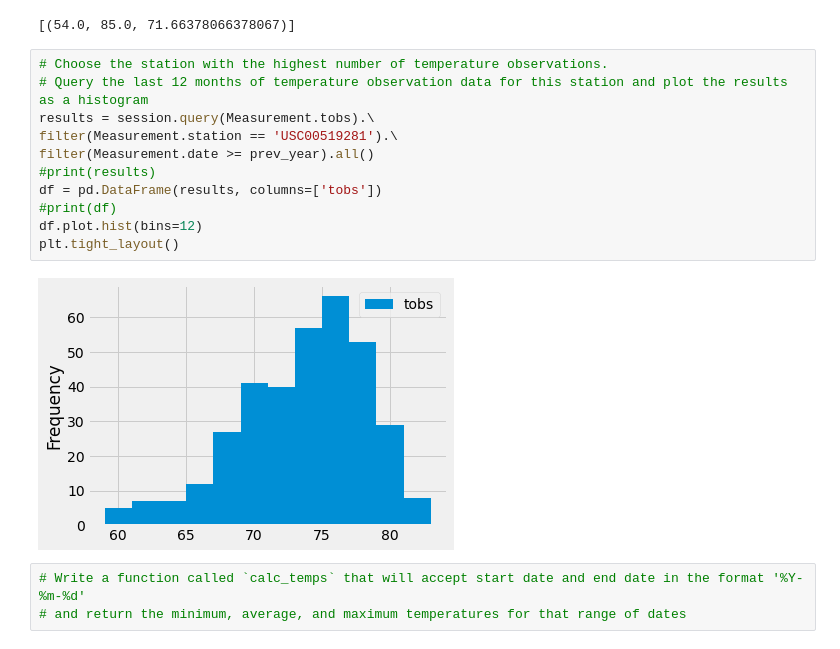
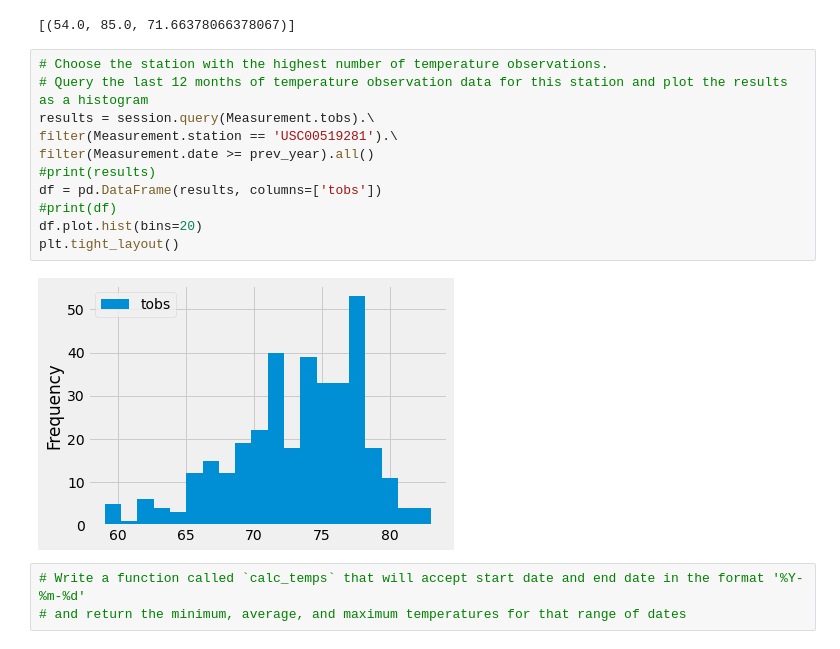
Before and after one commit to rjchiang/surfs_up, a Jupyter notebook: climate_analysis.ipynb, the cells around one changed output. Cells and saved outputs as stored; diff of their text form.

```diff
--- a/climate_analysis.ipynb
+++ b/climate_analysis.ipynb
@@ -113,16 +113,16 @@ filter(Measurement.station == 'USC00519281').all()
 # %%
 # Choose the station with the highest number of temperature observations.
 # Query the last 12 months of temperature observation data for this station and plot the results as a histogram
 results = session.query(Measurement.tobs).\
 filter(Measurement.station == 'USC00519281').\
 filter(Measurement.date >= prev_year).all()
 #print(results)
 df = pd.DataFrame(results, columns=['tobs'])
 #print(df)
-df.plot.hist(bins=12)
+df.plot.hist(bins=20)
 plt.tight_layout()
 # %% [output]
-[figure, old version]
+[figure, new version]
 # %%
 # Write a function called `calc_temps` that will accept start date and end date in the format '%Y-%m-%d'
 # and return the minimum, average, and maximum temperatures for that range of dates
```
Also changed, not shown: 1 other file.
